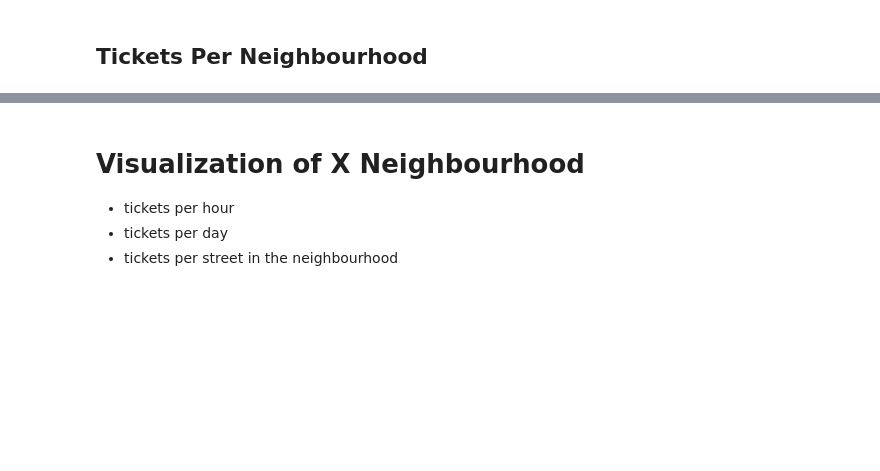
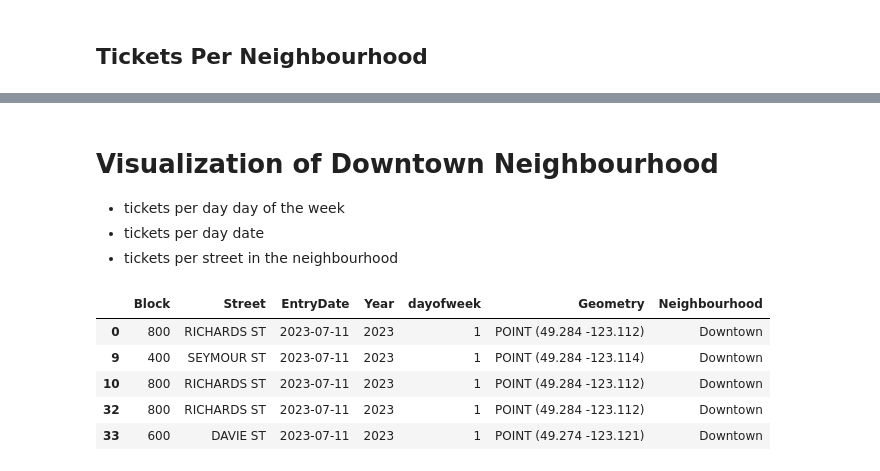
Before and after one commit to nwoods1/Cmpt353Project, a Jupyter notebook: notebooks/2_visualizations.ipynb, the cells around one changed output, grey strips where cells are left out. Cells and saved outputs as stored; diff of their text form; code cells hidden in the pictures; blank space fills up the shorter version.

```diff
--- a/notebooks/2_visualizations.ipynb
+++ b/notebooks/2_visualizations.ipynb
@@ -190,5 +191,20 @@ plt.show()
 # %% [markdown]
-# Visualization of X Neighbourhood
-* tickets per hour
-* tickets per day
+# Visualization of Downtown Neighbourhood
+
+* tickets per day day of the week
+* tickets per day date
 * tickets per street in the neighbourhood
+# %%
+downtown_tickets = tickets_df[tickets_df["Neighbourhood"] == "Downtown"]
+
+# simplify the view for now
+downtown_tickets = downtown_tickets.drop(columns=["Status", "BI_ID"], axis=1)
+
+downtown_tickets.head()
+# %% [output]
+|  | Block | Street | EntryDate | Year | dayofweek | Geometry | Neighbourhood |
+| 0 | 800 | RICHARDS ST | 2023-07-11 | 2023 | 1 | POINT (49.284 -123.112) | Downtown |
+| 9 | 400 | SEYMOUR ST | 2023-07-11 | 2023 | 1 | POINT (49.284 -123.114) | Downtown |
+| 10 | 800 | RICHARDS ST | 2023-07-11 | 2023 | 1 | POINT (49.284 -123.112) | Downtown |
+| 32 | 800 | RICHARDS ST | 2023-07-11 | 2023 | 1 | POINT (49.284 -123.112) | Downtown |
+| 33 | 600 | DAVIE ST | 2023-07-11 | 2023 | 1 | POINT (49.274 -123.121) | Downtown |
```
Also changed, not shown: parts of 12 cells of this notebook, 2 other files.
